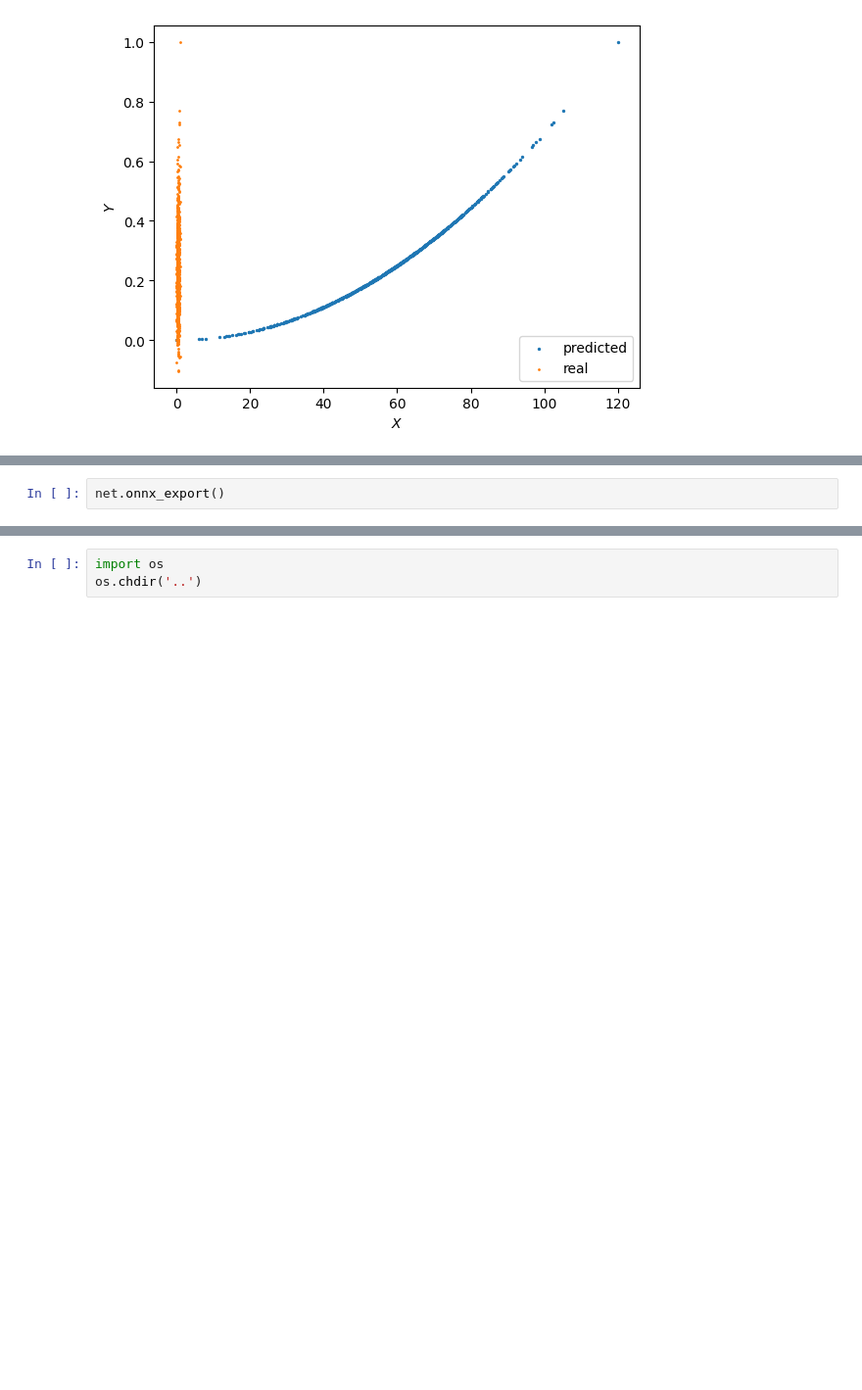
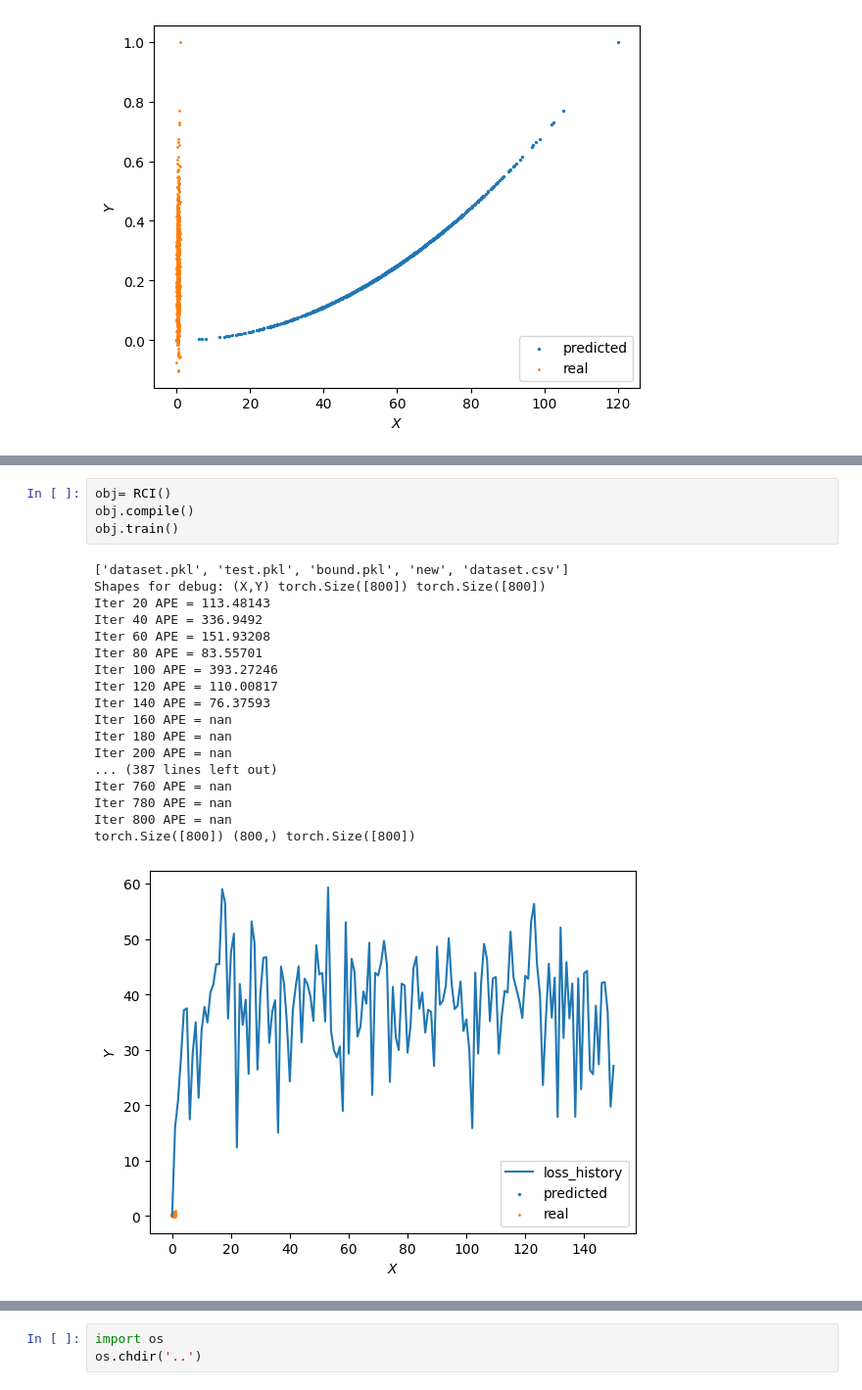
Before and after one commit to advpropsys/hetfit_scientific, a Jupyter notebook: anal/test.ipynb, the cells around one changed output, grey strips where cells are left out. Shown at 98% size. Cells and saved outputs as stored; diff of their text form; blank space fills up the shorter version.

```diff
--- a/anal/test.ipynb
+++ b/anal/test.ipynb
@@ -339,2 +321,23 @@ APE = 0.063546285
-# %%
-net.onnx_export()
+# %%
+obj= RCI()
+obj.compile()
+obj.train()
+# %% [output]
+['dataset.pkl', 'test.pkl', 'bound.pkl', 'new', 'dataset.csv']
+Shapes for debug: (X,Y) torch.Size([800]) torch.Size([800])
+Iter 20 APE = 113.48143
+Iter 40 APE = 336.9492
+Iter 60 APE = 151.93208
+Iter 80 APE = 83.55701
+Iter 100 APE = 393.27246
+Iter 120 APE = 110.00817
+Iter 140 APE = 76.37593
+Iter 160 APE = nan
+Iter 180 APE = nan
+Iter 200 APE = nan
+... (387 lines left out)
+Iter 760 APE = nan
+Iter 780 APE = nan
+Iter 800 APE = nan
+torch.Size([800]) (800,) torch.Size([800])
+[figure, added]
```
Also changed, not shown: parts of 3 cells of this notebook, 3 other files.
